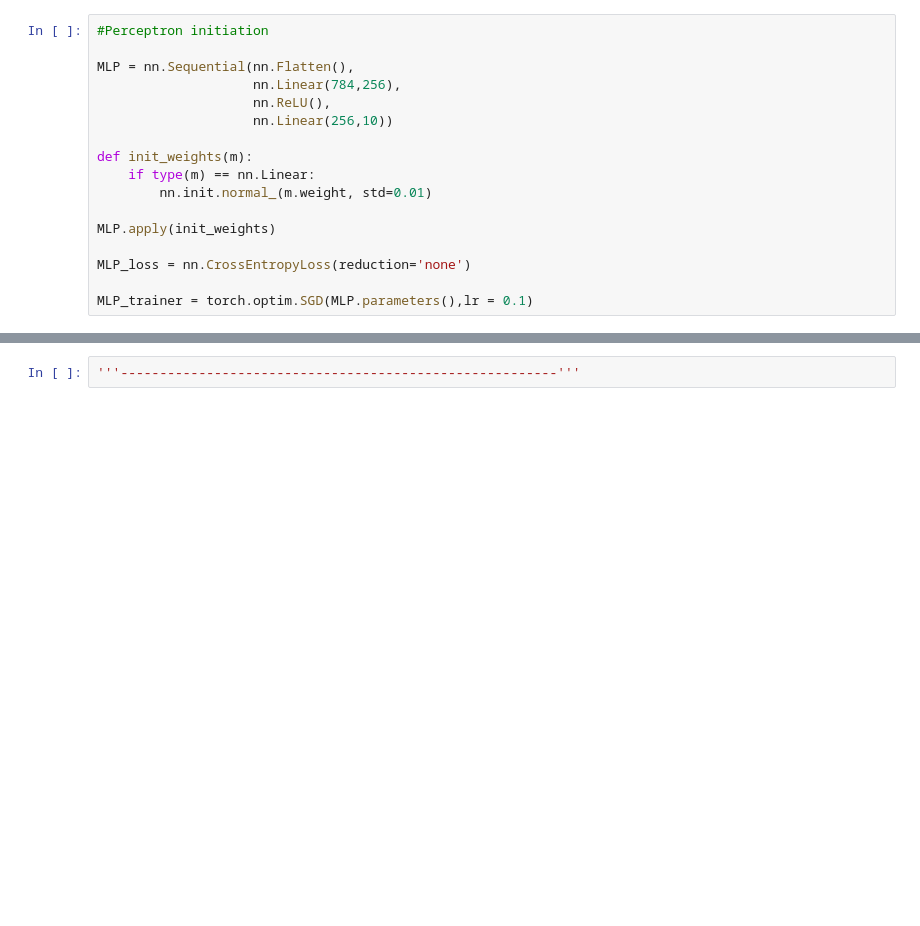
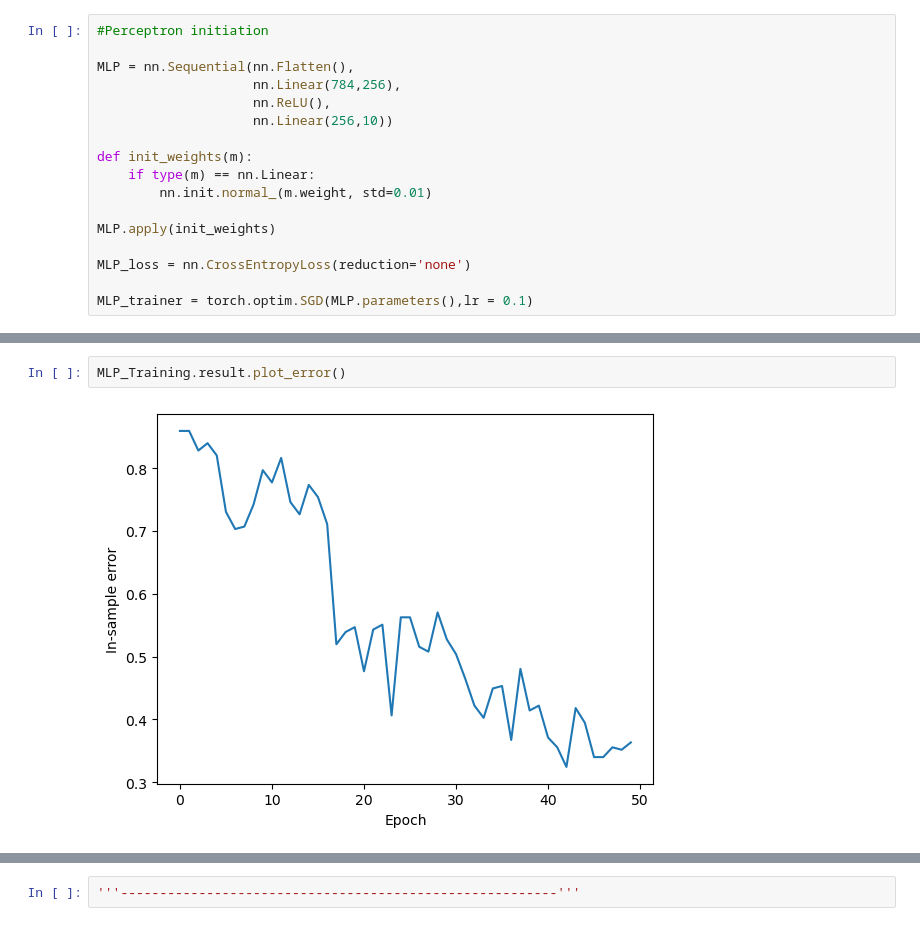
Before and after one commit to Bartosz-G/PyTorch-d2l-Practise, a Jupyter notebook: main.ipynb, the cells around one changed output, grey strips where cells are left out. Drawn from its saved outputs; the diff is of its cells as text; blank space fills up the shorter version.

```diff
--- a/main.ipynb
+++ b/main.ipynb
@@ -399,3 +398,7 @@ In-sample error: tensor(0.4062)
+# %%
+MLP_Training.result.plot_error()
+# %% [output]
+[figure, added]
 # %%
 MLP_Training.Test()
 # %% [output]
```
Also changed, not shown: parts of 5 cells of this notebook.
